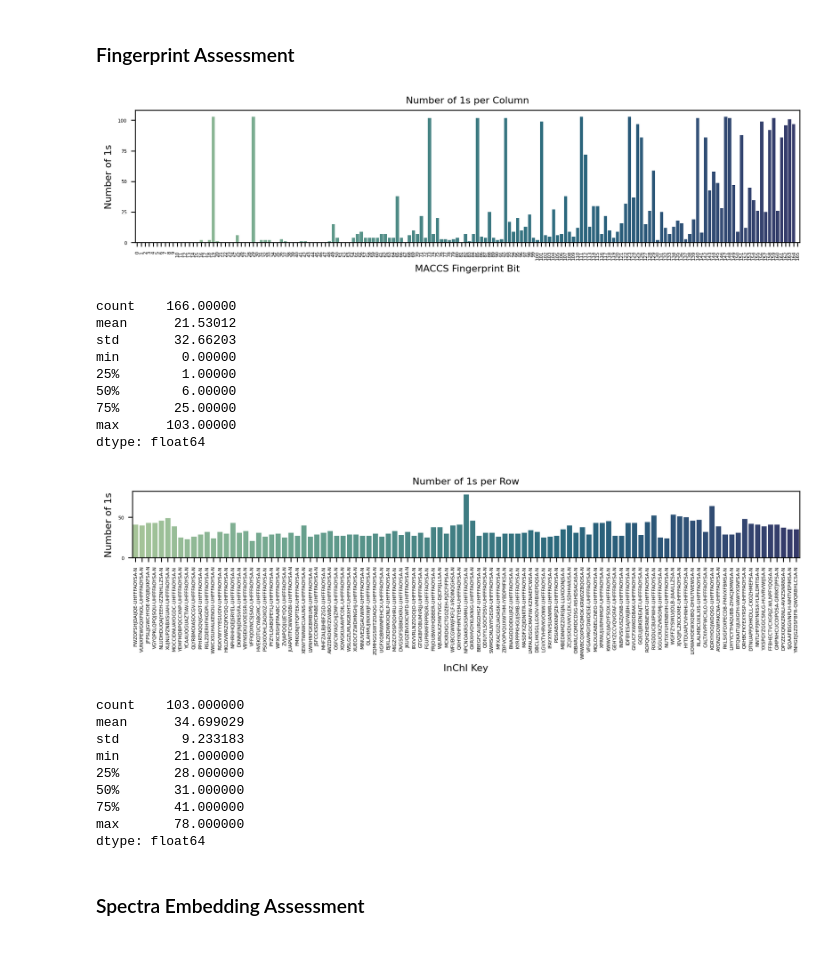
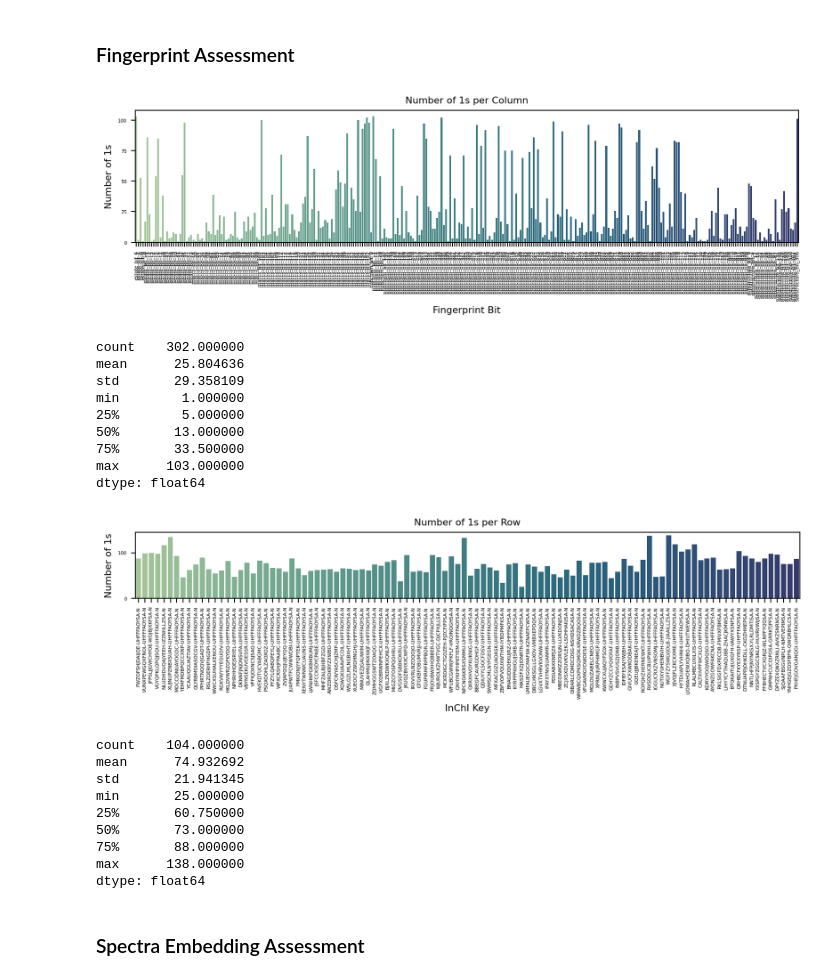
Before and after one commit to alpi314/mass_spectra, a Jupyter notebook: pipeline/s2_analyse.ipynb, the cells around one changed output. Cells and saved outputs as stored; diff of their text form; code cells hidden in the pictures; blank space fills up the shorter version.

Commit message:
updated runs for multiple fingerprints

```diff
--- a/pipeline/s2_analyse.ipynb
+++ b/pipeline/s2_analyse.ipynb
@@ -11,8 +11,8 @@ import os
 # %% [markdown]
 ### Parameters for Analysis
 # %%
-FINGERPRINT_FILE = './source/embedding/all_positive_tms_maccs/fingerprint.csv'
-SPEC2VEC_EMBEDDING_FILE = './source/embedding/all_positive_tms_maccs/spec2vec.csv'
+FINGERPRINT_FILE = './source/embedding/all_positive_all_fingerprints/fingerprint.csv'
+SPEC2VEC_EMBEDDING_FILE = './source/embedding/all_positive_all_fingerprints/spec2vec.csv'
 # %%
 assert os.path.isfile(FINGERPRINT_FILE)
 assert os.path.isfile(SPEC2VEC_EMBEDDING_FILE)
@@ -27,26 +27,26 @@ df.set_index('inchi_key', inplace=True)
 # %%
 fig, ax = plt.subplots(figsize=(10, 2), dpi=200)
 sns.barplot(x=df.columns, y=df.sum(axis=0), ax=ax, palette="crest")
 
 ax.set_title('Number of 1s per Column', fontsize=8)
-ax.set_xlabel('MACCS Fingerprint Bit', fontsize=8)
+ax.set_xlabel('Fingerprint Bit', fontsize=8)
 ax.set_ylabel('Number of 1s', fontsize=8)
 
 plt.xticks(rotation=90, fontsize=4)
 plt.yticks(fontsize=4)
 plt.show()
 
 df.sum(axis=0).describe()
 # %% [output]
-[figure, old version]
+[figure, new version]
-count    166.00000
-mean      21.53012
-std       32.66203
-min        0.00000
-25%        1.00000
-50%        6.00000
-75%       25.00000
-max      103.00000
+count    302.000000
+mean      25.804636
+std       29.358109
+min        1.000000
+25%        5.000000
+50%       13.000000
+75%       33.500000
+max      103.000000
 dtype: float64
 # %%
 fig, ax = plt.subplots(figsize=(10, 1), dpi=200)
@@ -62,15 +62,15 @@ plt.show()
 
 df.sum(axis=1).describe()
 # %% [output]
-[figure, old version]
+[figure, new version]
-count    103.000000
-mean      34.699029
-std        9.233183
-min       21.000000
-25%       28.000000
-50%       31.000000
-75%       41.000000
-max       78.000000
+count    104.000000
+mean      74.932692
+std       21.941345
+min       25.000000
+25%       60.750000
+50%       73.000000
+75%       88.000000
+max      138.000000
 dtype: float64
 # %% [markdown]
 ### Spectra Embedding Assessment
```
Also changed, not shown: parts of 1 cell of this notebook, 3 other files.
